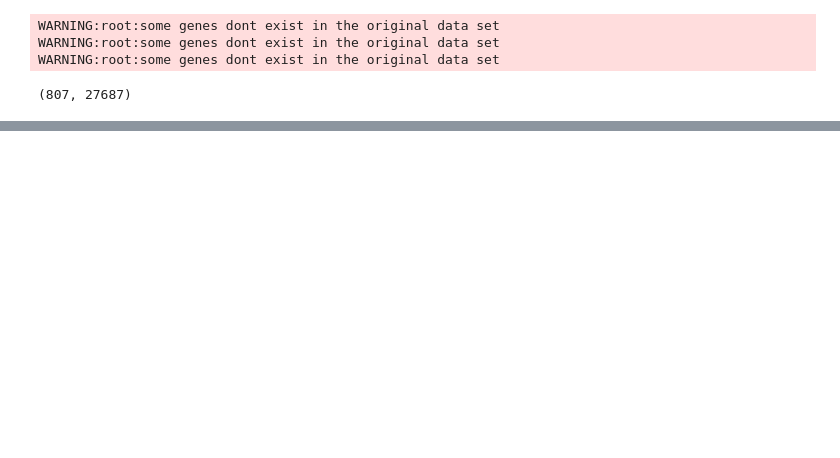
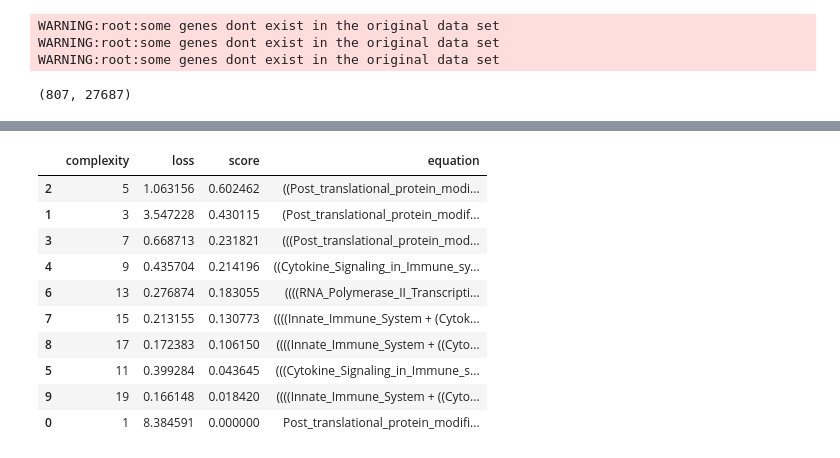
Before and after one commit to zhanglab-aim/cancer-net, a Jupyter notebook: demos/prostate_pnet.ipynb, the cells around one changed output, grey strips where cells are left out. Saved outputs shown, nothing was run; the diff lists cells and outputs as text; code cells hidden in the pictures; blank space fills up the shorter version.

```diff
--- a/demos/prostate_pnet.ipynb
+++ b/demos/prostate_pnet.ipynb
@@ -191,0 +257,19 @@ recall 0.7058823529411765
+# %%
+# Dataset
+X_for_pysr = tmp[tmp_corr.head(20).index]
+y_for_pysr = data_for_pysr[3]
+
+default_pysr_params = dict(
+    populations=30,
+    procs=4,
+    model_selection="best",
+)
+# %%
+# Learn equations
+model = pysr.PySRRegressor(
+        niterations=30,
+        binary_operators=["plus", "sub", "mult", "div", "greater"],
+        unary_operators=["neg", "square"],
+        **default_pysr_params)
+
+model.fit(X_for_pysr, y_for_pysr)
@@ -191,0 +321,14 @@ recall 0.7058823529411765
+# %%
+model.equations_.sort_values("score", ascending=False)[['complexity', 'loss', 'score', 'equation']]
+# %% [output]
+|  | complexity | loss | score | equation |
+| 2 | 5 | 1.063156 | 0.602462 | ((Post_translational_protein_modi... |
+| 1 | 3 | 3.547228 | 0.430115 | (Post_translational_protein_modif... |
+| 3 | 7 | 0.668713 | 0.231821 | (((Post_translational_protein_mod... |
+| 4 | 9 | 0.435704 | 0.214196 | ((Cytokine_Signaling_in_Immune_sy... |
+| 6 | 13 | 0.276874 | 0.183055 | ((((RNA_Polymerase_II_Transcripti... |
+| 7 | 15 | 0.213155 | 0.130773 | ((((Innate_Immune_System + (Cytok... |
+| 8 | 17 | 0.172383 | 0.106150 | ((((Innate_Immune_System + ((Cyto... |
+| 5 | 11 | 0.399284 | 0.043645 | (((Cytokine_Signaling_in_Immune_s... |
+| 9 | 19 | 0.166148 | 0.018420 | ((((Innate_Immune_System + ((Cyto... |
+| 0 | 1 | 8.384591 | 0.000000 | Post_translational_protein_modifi... |
```
Also changed, not shown: parts of 23 cells of this notebook, 4 other files.
